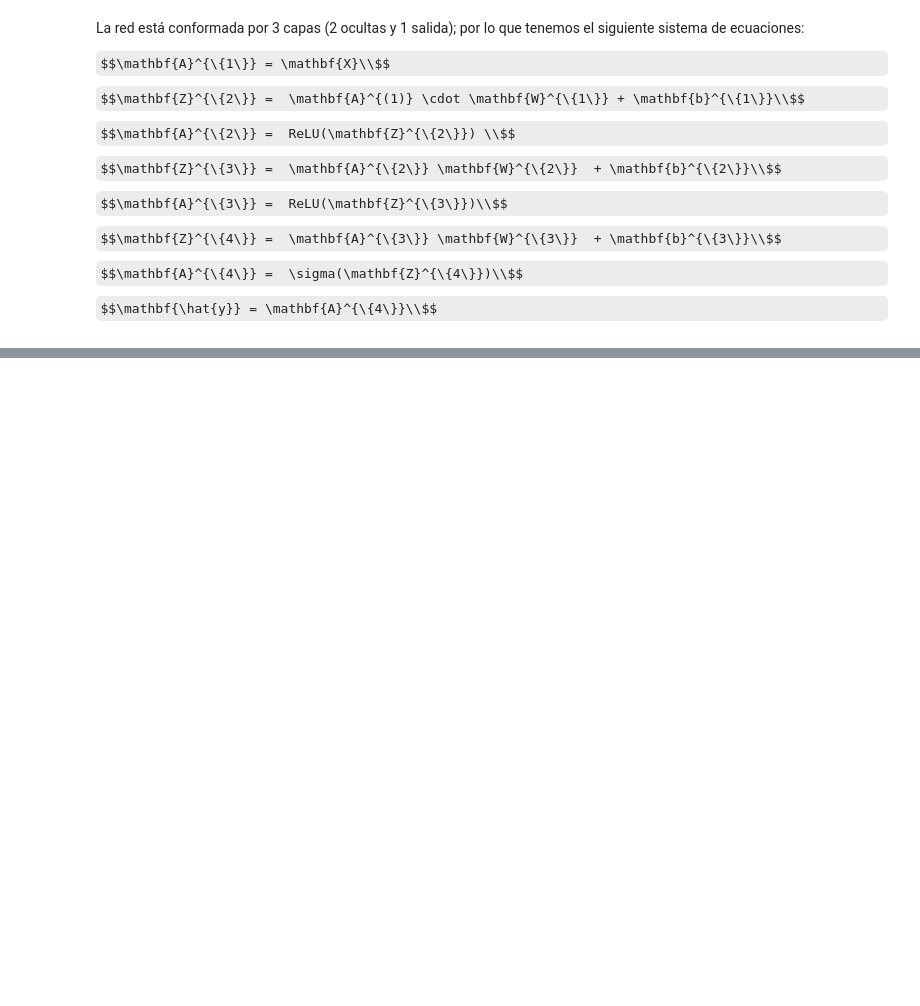
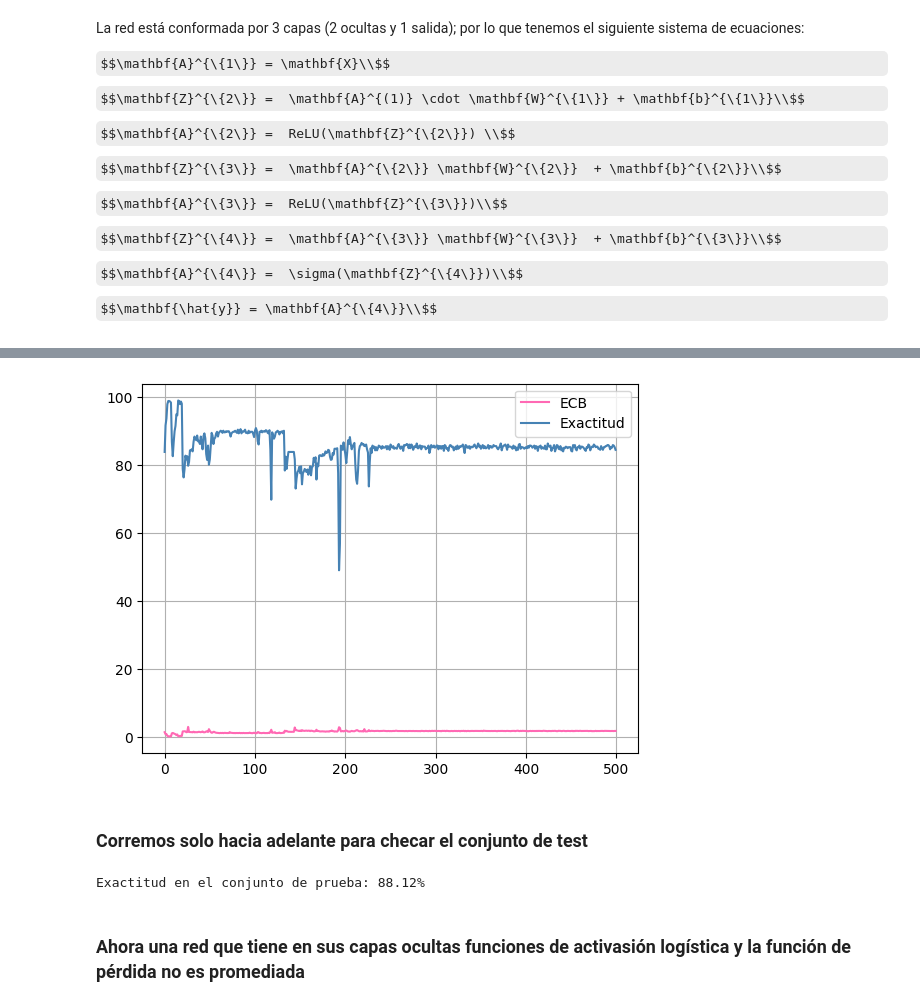
Before and after one commit to Qweryedu/Aprendizaje-Profundo, a Jupyter notebook: Tarea01/Ejercicio2.ipynb, the cells around one changed output, grey strips where cells are left out. Cells and saved outputs as stored; diff of their text form; code cells hidden in the pictures; some formulas as TeX source; blank space fills up the shorter version.

```diff
--- a/Tarea01/Ejercicio2.ipynb
+++ b/Tarea01/Ejercicio2.ipynb
@@ -27,9 +29,6 @@ def relu(z):
 # %%
 def derivada_relu(x):
-  if x < 0.0:
-    return 0.0
-  else:
-    return 1
+  return x > 0
 # %% [markdown]
 De Igual manera la sigmoide
 # %%
@@ -78,0 +83,13 @@ def hacia_adelante(X, W1, b1, W2, b2, W3, b3):
+# %%
+def genera_lotes(X, y, t_lote=16):
+  n_lotes = floor(X.shape[0] / t_lote) # se calcula el número de lotes (si el
+                                       # tamaño del último lote < t_lote se
+                                       # ignora
+
+  perm = np.random.permutation(X.shape[0]) # se genera una permutación aleatoria
+  Xperm = X[perm] # se reordenan las entradas y
+  yperm = y[perm] # las entradas usando la permutación
+  for lote in range(n_lotes): # se van tomando t_lote entradas y salidas
+    Xlote = Xperm[lote * t_lote:(lote + 1) * t_lote]
+    ylote = yperm[lote * t_lote:(lote + 1) * t_lote]
+    yield Xlote, ylote
@@ -78,0 +199,7 @@ def hacia_adelante(X, W1, b1, W2, b2, W3, b3):
+# %%
+W1, b1, W2, b2, W3, b3, loss, acc = retropropagacion(X_train,
+                                                    y_train[:, np.newaxis],
+                                                    alpha=0.2,
+                                                    n_epocas=500,
+                                                    n_ocultas=10, n_ocultas_2=20,
+                                                    t_lote=4)
@@ -78,0 +241,19 @@ def hacia_adelante(X, W1, b1, W2, b2, W3, b3):
+# %%
+plt.plot(np.arange(loss.size), loss, color='hotpink', label='ECB')
+plt.plot(np.arange(acc.size), acc, color='steelblue', label='Exactitud')
+plt.legend()
+plt.grid()
+plt.show()
+# %% [output]
+[figure, added]
+# %% [markdown]
+### Corremos solo hacia adelante para checar el conjunto de test
+# %%
+_, _, _, _, _, y_hat_test = hacia_adelante(X_test, W1, b1, W2, b2, W3, b3)
+y_pred_test = np.round(y_hat_test)
+
+print(f'Exactitud en el conjunto de prueba: {accuracy_score(y_test, y_pred_test) * 100:.2f}%')
+# %% [output]
+Exactitud en el conjunto de prueba: 88.12%
+# %% [markdown]
+### Ahora una red que tiene en sus capas ocultas funciones de activasión logística y la función de pérdida no es promediada
```
Also changed, not shown: parts of 20 cells of this notebook, 1 other file.
